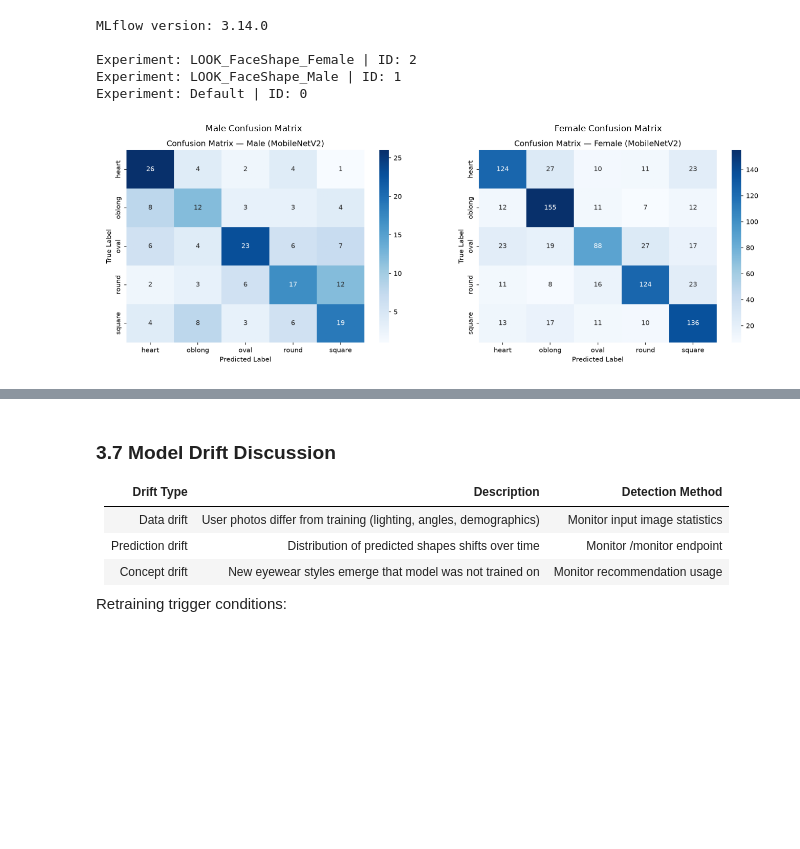
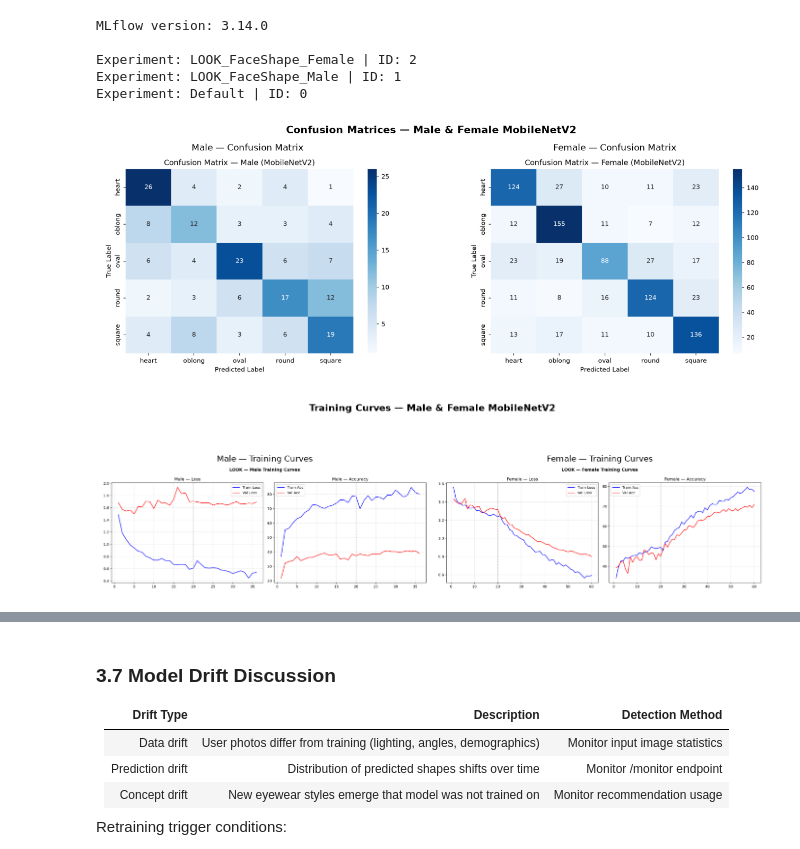
Before and after one commit to Hamdha-Saheer/look-eyewear-recommendation, a Jupyter notebook: LOOK_ML02_Report.ipynb, the cells around one changed output, grey strips where cells are left out. Cells and saved outputs as stored; diff of their text form; code cells hidden in the pictures; blank space fills up the shorter version.

```diff
--- a/LOOK_ML02_Report.ipynb
+++ b/LOOK_ML02_Report.ipynb
@@ -114,21 +114,46 @@ Experiment: Default | ID: 0
 # %%
 import matplotlib.pyplot as plt
 import matplotlib.image as mpimg
+import os
 
-fig, axes = plt.subplots(1, 2, figsize=(14, 5))
-for ax, gender in zip(axes, ['male', 'female']):
+# ── Confusion Matrices ────────────────────────────────────────
+fig1, axes1 = plt.subplots(1, 2, figsize=(14, 5))
+fig1.suptitle('Confusion Matrices — Male & Female MobileNetV2', fontsize=14, fontweight='bold')
+
+for ax, gender in zip(axes1, ['male', 'female']):
     path = f'model/confusion_{gender}.png'
     if os.path.exists(path):
         ax.imshow(mpimg.imread(path))
         ax.axis('off')
-        ax.set_title(f'{gender.capitalize()} Confusion Matrix')
+        ax.set_title(f'{gender.capitalize()} — Confusion Matrix')
     else:
-        ax.text(0.5, 0.5, f'Run training first', ha='center', va='center', transform=ax.transAxes)
+        ax.text(0.5, 0.5, f'Run training first\n({path} not found)',
+                ha='center', va='center', transform=ax.transAxes)
         ax.set_title(f'{gender} — not found')
+
 plt.tight_layout()
 plt.show()
+
+# ── Training Curves ───────────────────────────────────────────
+fig2, axes2 = plt.subplots(1, 2, figsize=(14, 5))
+fig2.suptitle('Training Curves — Male & Female MobileNetV2', fontsize=14, fontweight='bold')
+
+for ax, gender in zip(axes2, ['male', 'female']):
+    path = f'model/curves_{gender}.png'
+    if os.path.exists(path):
+        ax.imshow(mpimg.imread(path))
+        ax.axis('off')
+        ax.set_title(f'{gender.capitalize()} — Training Curves')
+    else:
+        ax.text(0.5, 0.5, f'Run train_model_mlflow.py first\n({path} not found)',
+                ha='center', va='center', transform=ax.transAxes)
+        ax.set_title(f'{gender} — curves not found')
+
+plt.tight_layout()
+plt.show()
 # %% [output]
-[figure, old version]
+[figure, new version]
+[figure, added]
 # %% [markdown]
 ## Section 3 — MLOps Implementation
 ### 3.1 Version Control — GitHub
```
Also changed, not shown: parts of 1 cell of this notebook.
